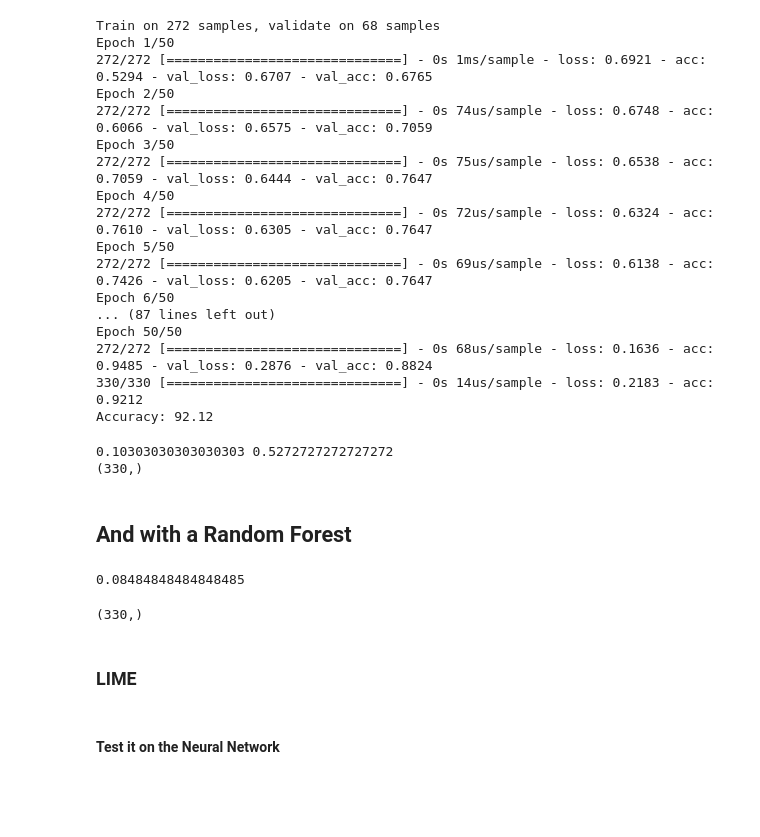
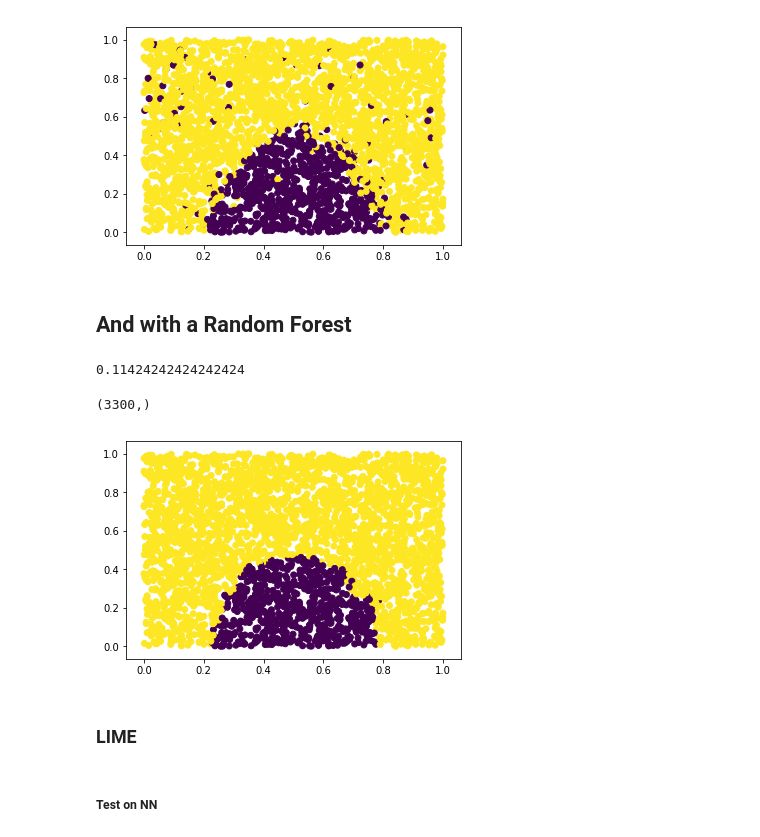
Before and after one commit to TobiasW1891/XAI, a Jupyter notebook: LIME.ipynb, the cells around one changed output. Cells and saved outputs as stored; diff of their text form; code cells hidden in the pictures; blank space fills up the shorter version.

```diff
--- a/LIME.ipynb
+++ b/LIME.ipynb
@@ -40,14 +63,16 @@ X.shape
 # %%
+# Get Train, Test and Validation Data
+X_trainNN, X_testNN, y_trainNN, y_testNN = sklearn.model_selection.train_test_split( X, y_NN,
+                                                                                    test_size=0.66,
+                                                                                    random_state=42)
 
-
-X_trainNN, X_testNN, y_trainNN, y_testNN = sklearn.model_selection.train_test_split( X[:,0:3], yNN,
-                                                                                    test_size=0.33,
+X_testNN, X_valNN, y_testNN, y_valNN = sklearn.model_selection.train_test_split( X_testNN, y_testNN,
+                                                                                    test_size=0.5,
                                                                                     random_state=42)
 # %%
 # define the keras model
 NN = keras.models.Sequential()
 NN.add(keras.layers.Dense(12, input_dim=X_trainNN.shape[1], activation='relu'))
-NN.add(keras.layers.Dense(50, activation='relu'))
 NN.add(keras.layers.Dense(50, activation='relu'))
 NN.add(keras.layers.Dense(20, activation='relu'))
 NN.add(keras.layers.Dense(1, activation='sigmoid'))
@@ -130,44 +117,10 @@ X_testNN, X_valNN, y_testNN, y_valNN = sklearn.model_selection.train_test_split(
-# %%
-# define the keras model
-NN = keras.models.Sequential()
-NN.add(keras.layers.Dense(12, input_dim=X.shape[1], activation='relu'))
-NN.add(keras.layers.Dense(8, activation='relu'))
-NN.add(keras.layers.Dense(1, activation='sigmoid'))
-# compile the keras model
-NN.compile(loss='binary_crossentropy', optimizer='adam', metrics=['accuracy'])
-# fit the keras model on the dataset
-#NN.fit(X[0:50,:],yNN[0:50], epochs=50, batch_size=10)
-NN.fit(X_trainNN,y_trainNN, epochs=50, batch_size=10,validation_split=0.2)
-# evaluate the keras model
-#_, accuracy = NN.evaluate(X[50:,:], yNN[50:])
-_, accuracy = NN.evaluate(X_testNN,y_testNN)
-print('Accuracy: %.2f' % (accuracy*100))
-# %% [output]
-Train on 272 samples, validate on 68 samples
-Epoch 1/50
-272/272 [==============================] - 0s 1ms/sample - loss: 0.6921 - acc: 0.5294 - val_loss: 0.6707 - val_acc: 0.6765
-Epoch 2/50
-272/272 [==============================] - 0s 74us/sample - loss: 0.6748 - acc: 0.6066 - val_loss: 0.6575 - val_acc: 0.7059
-Epoch 3/50
-272/272 [==============================] - 0s 75us/sample - loss: 0.6538 - acc: 0.7059 - val_loss: 0.6444 - val_acc: 0.7647
-Epoch 4/50
-272/272 [==============================] - 0s 72us/sample - loss: 0.6324 - acc: 0.7610 - val_loss: 0.6305 - val_acc: 0.7647
-Epoch 5/50
-272/272 [==============================] - 0s 69us/sample - loss: 0.6138 - acc: 0.7426 - val_loss: 0.6205 - val_acc: 0.7647
-Epoch 6/50
-... (87 lines left out)
-Epoch 50/50
-272/272 [==============================] - 0s 68us/sample - loss: 0.1636 - acc: 0.9485 - val_loss: 0.2876 - val_acc: 0.8824
-330/330 [==============================] - 0s 14us/sample - loss: 0.2183 - acc: 0.9212
-Accuracy: 92.12
 # %%
 predNN = NN.predict(X_valNN)
-predNN = 1*(predNN > np.mean(predNN))
-predNN = predNN.reshape(-1)
-print(np.mean(np.abs(predNN - y_valNN)), np.mean(y_valNN))
-print(predNN.shape)
+predNN = (predNN > np.mean(predNN))
+predNN = 1*predNN.reshape(-1)
+plt.scatter(X_valNN[:,0], X_valNN[:,1], c = predNN)
+plt.show()
 # %% [output]
-0.10303030303030303 0.5272727272727272
-(330,)
+[figure, added]
 # %% [markdown]
 ## And with a Random Forest
@@ -176,16 +127,21 @@ print(predNN.shape)
 # %%
-clf = RandomForestClassifier(n_estimators=100)
-clf = clf.fit(X_trainNN, y_trainNN)
-preds = clf.predict(X_valNN)
+RF = RandomForestClassifier(n_estimators=1000,random_state=4)
+RF = RF.fit(X_trainNN, y_trainNN)
+preds = RF.predict(X_valNN)
 print(np.mean(np.abs(preds-y_valNN)))
 # %% [output]
-0.08484848484848485
+0.11424242424242424
 # %%
-predRF = clf.predict(X_valNN)
+predRF = RF.predict(X_valNN)
 predRF = 1*(predRF > np.mean(predRF))
 predRF = predRF.reshape(-1)
 print(predRF.shape)
 # %% [output]
-(330,)
+(3300,)
+# %%
+plt.scatter(X_valNN[:,0], X_valNN[:,1], c = predRF)
+plt.show()
+# %% [output]
+[figure, added]
 # %% [markdown]
 ### LIME
@@ -225,3 +183,3 @@ def LocalLinear(i, K, Kernel, X, y):
     return(regr)
 # %% [markdown]
-#### Test it on the Neural Network
+##### Test on NN
```
Also changed, not shown: parts of 31 cells of this notebook.
